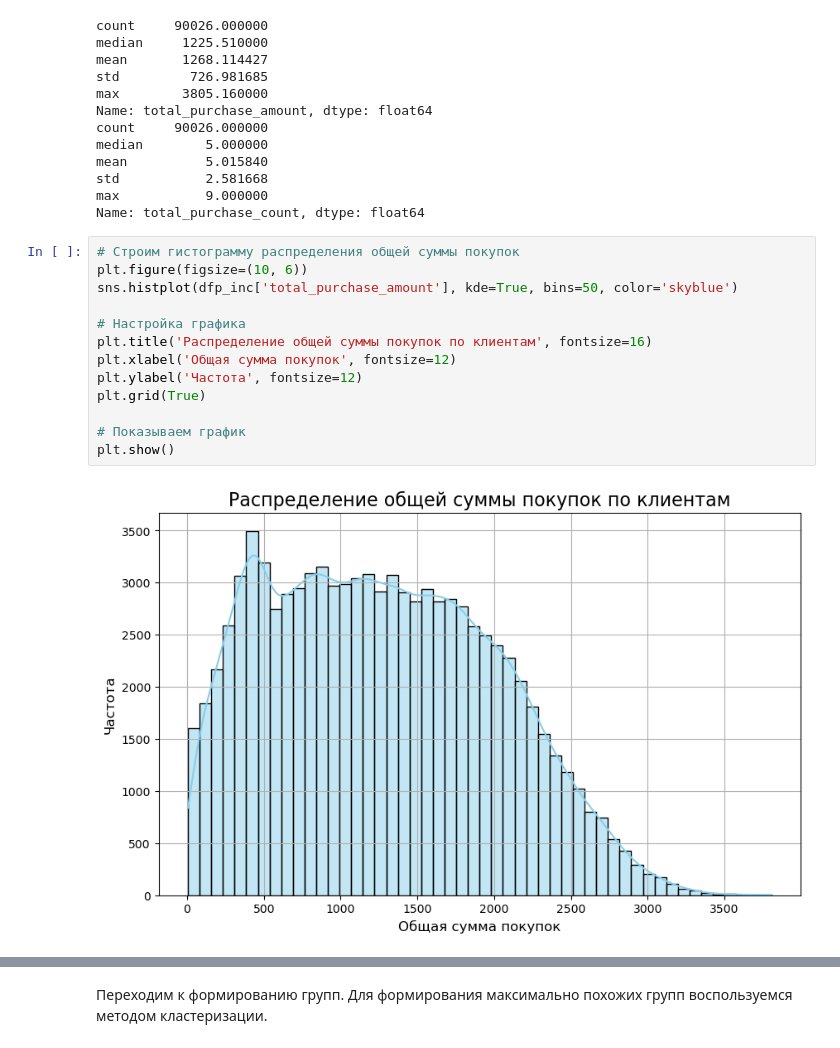
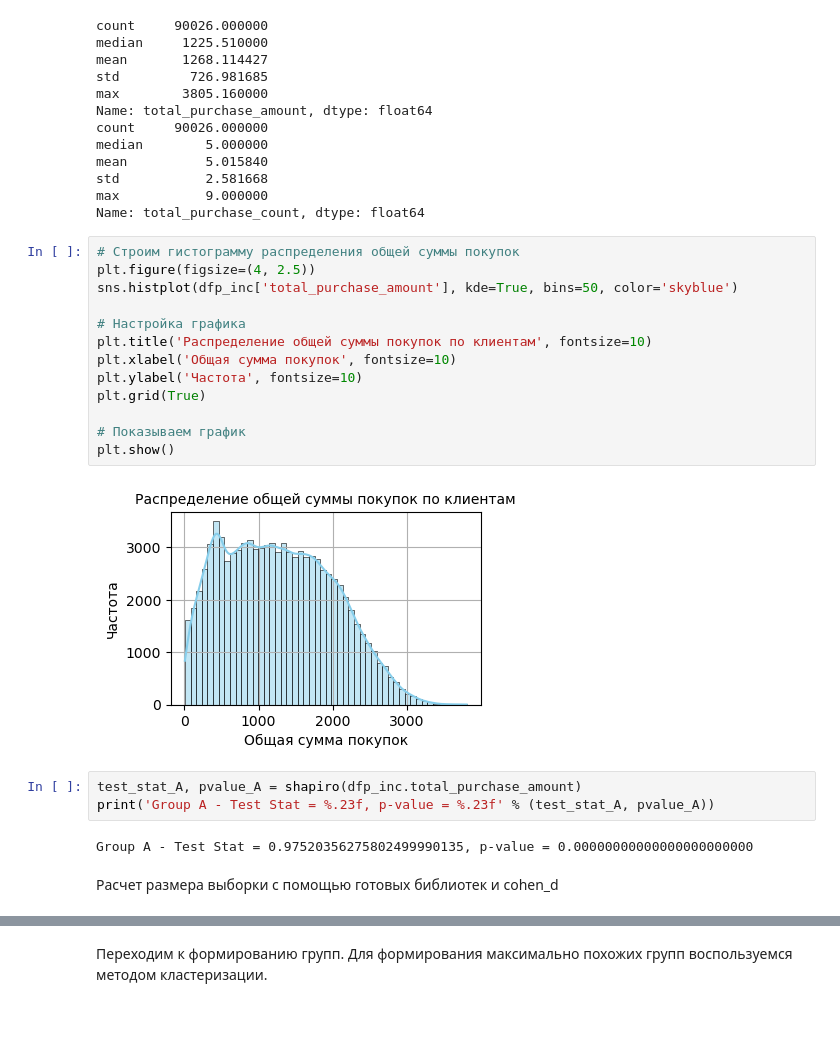
Before and after one commit to Tsyden/AB-testing, a Jupyter notebook: AB_testing_practice.ipynb, the cells around one changed output, grey strips where cells are left out. Saved outputs shown, nothing was run; the diff lists cells and outputs as text; blank space fills up the shorter version.

```diff
--- a/AB_testing_practice.ipynb
+++ b/AB_testing_practice.ipynb
@@ -104,17 +107,24 @@ max           9.000000
 Name: total_purchase_count, dtype: float64
 # %%
 # Строим гистограмму распределения общей суммы покупок
-plt.figure(figsize=(10, 6))
+plt.figure(figsize=(4, 2.5))
 sns.histplot(dfp_inc['total_purchase_amount'], kde=True, bins=50, color='skyblue')
 
 # Настройка графика
-plt.title('Распределение общей суммы покупок по клиентам', fontsize=16)
-plt.xlabel('Общая сумма покупок', fontsize=12)
-plt.ylabel('Частота', fontsize=12)
+plt.title('Распределение общей суммы покупок по клиентам', fontsize=10)
+plt.xlabel('Общая сумма покупок', fontsize=10)
+plt.ylabel('Частота', fontsize=10)
 plt.grid(True)
 
 # Показываем график
 plt.show()
 # %% [output]
-[figure, old version]
+[figure, new version]
+# %%
+test_stat_A, pvalue_A = shapiro(dfp_inc.total_purchase_amount)
+print('Group A - Test Stat = %.23f, p-value = %.23f' % (test_stat_A, pvalue_A))
+# %% [output]
+Group A - Test Stat = 0.97520356275802499990135, p-value = 0.00000000000000000000000
+# %% [markdown]
+Расчет размера выборки с помощью готовых библиотек и cohen_d
 # %%
```
Also changed, not shown: parts of 23 cells of this notebook, 1 other file.
